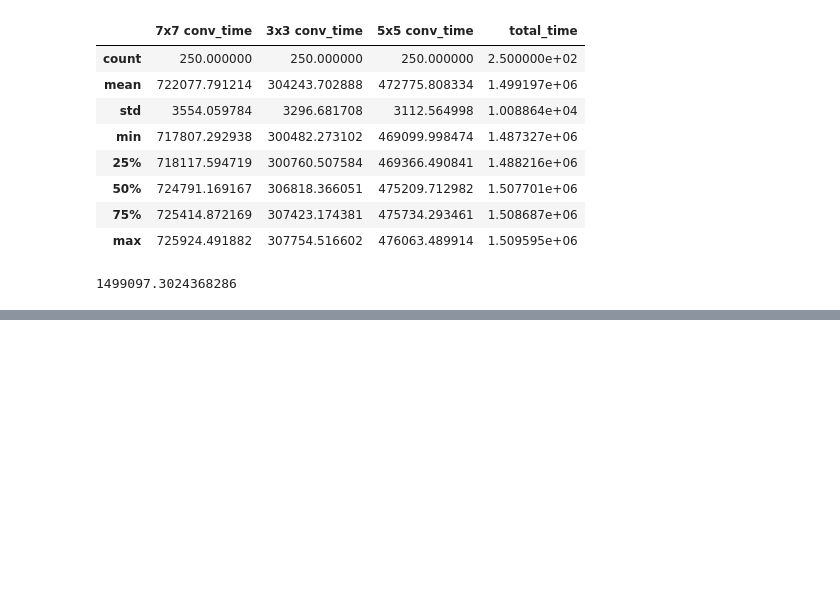
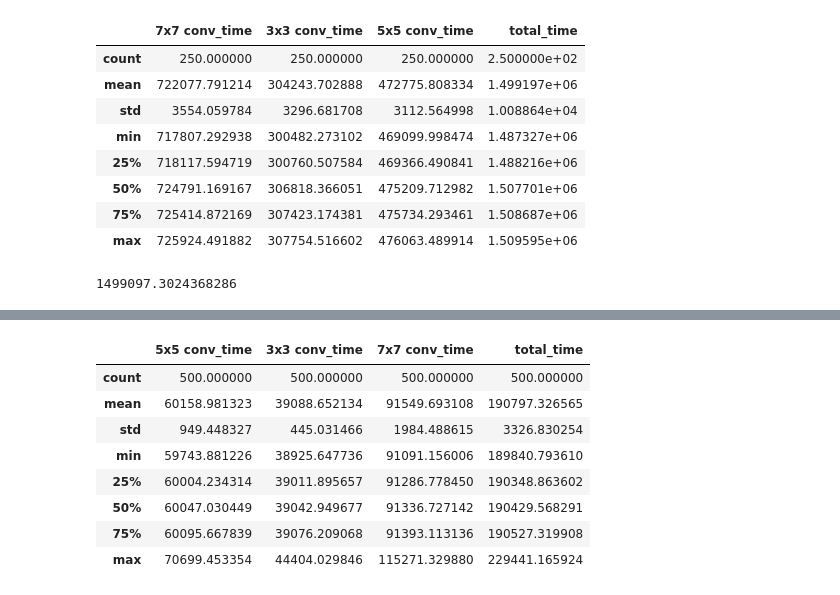
Before and after one commit to meowpunch/LENNA, a Jupyter notebook: NASR/latency_ops2.ipynb, the cells around one changed output, grey strips where cells are left out. Saved outputs shown, nothing was run; the diff lists cells and outputs as text; code cells hidden in the pictures; blank space fills up the shorter version.

```diff
--- a/NASR/latency_ops2.ipynb
+++ b/NASR/latency_ops2.ipynb
@@ -127,0 +145,2 @@ cut_list[2].describe().T[0:3]["mean"].sum()
+# %%
+df_list32 = OpsAnalyzer(counts=500, size=(32, 16, 224, 224)).process()
@@ -127,0 +152,12 @@ cut_list[2].describe().T[0:3]["mean"].sum()
+# %%
+df_list32[0].describe()
+# %% [output]
+|  | 5x5 conv_time | 3x3 conv_time | 7x7 conv_time | total_time |
+| count | 500.000000 | 500.000000 | 500.000000 | 500.000000 |
+| mean | 60158.981323 | 39088.652134 | 91549.693108 | 190797.326565 |
+| std | 949.448327 | 445.031466 | 1984.488615 | 3326.830254 |
+| min | 59743.881226 | 38925.647736 | 91091.156006 | 189840.793610 |
+| 25% | 60004.234314 | 39011.895657 | 91286.778450 | 190348.863602 |
+| 50% | 60047.030449 | 39042.949677 | 91336.727142 | 190429.568291 |
+| 75% | 60095.667839 | 39076.209068 | 91393.113136 | 190527.319908 |
+| max | 70699.453354 | 44404.029846 | 115271.329880 | 229441.165924 |
```
Also changed, not shown: parts of 7 cells of this notebook, 2 other files.
